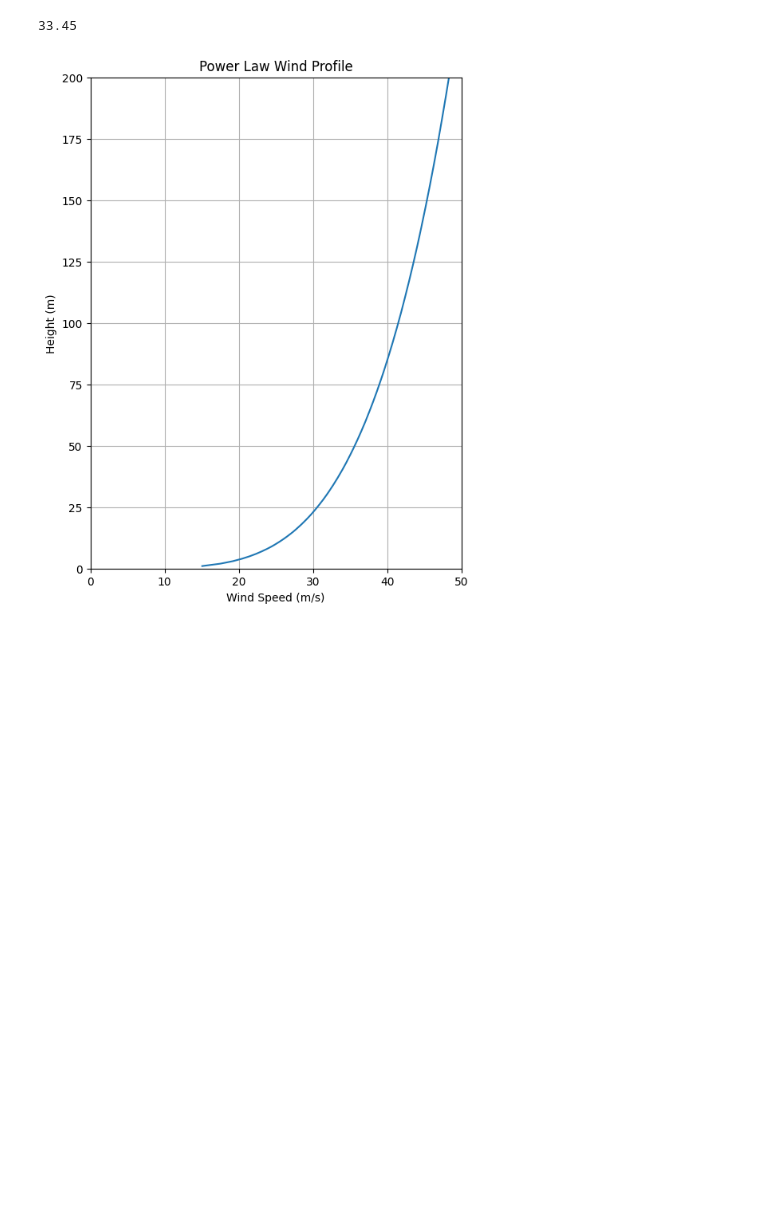
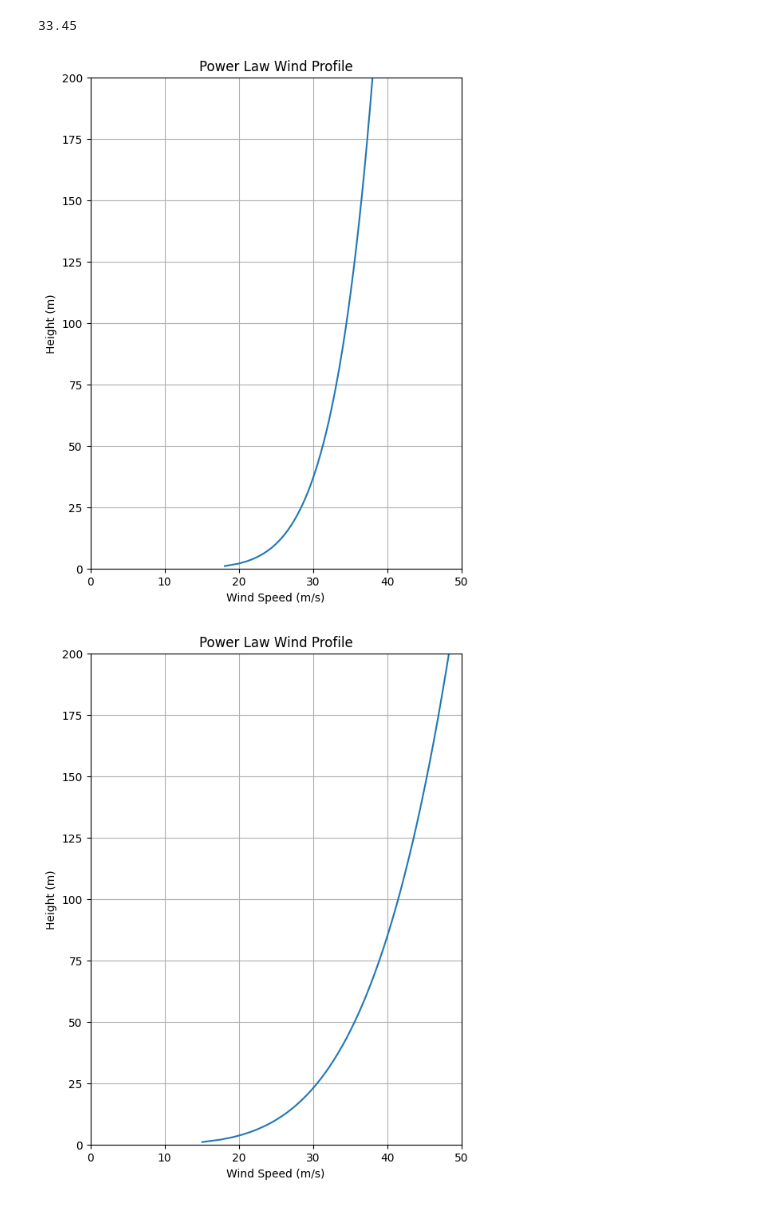
Before and after one commit to anneapen/wind_engg, a Jupyter notebook: wind_engg_calcs.ipynb, the cells around one changed output. Drawn from its saved outputs; the diff is of its cells as text; code cells hidden in the pictures; blank space fills up the shorter version.

```diff
--- a/wind_engg_calcs.ipynb
+++ b/wind_engg_calcs.ipynb
@@ -52,3 +89,7 @@ import numpy as np
+# %%
+power_law_wind_speed_profile(10,25,'open')
+# %% [output]
+[figure, added]
 # %%
 def power_law_profile(z, V_ref, z_ref, terrain):
 
```
Also changed, not shown: parts of 2 cells of this notebook, 1 other file.
